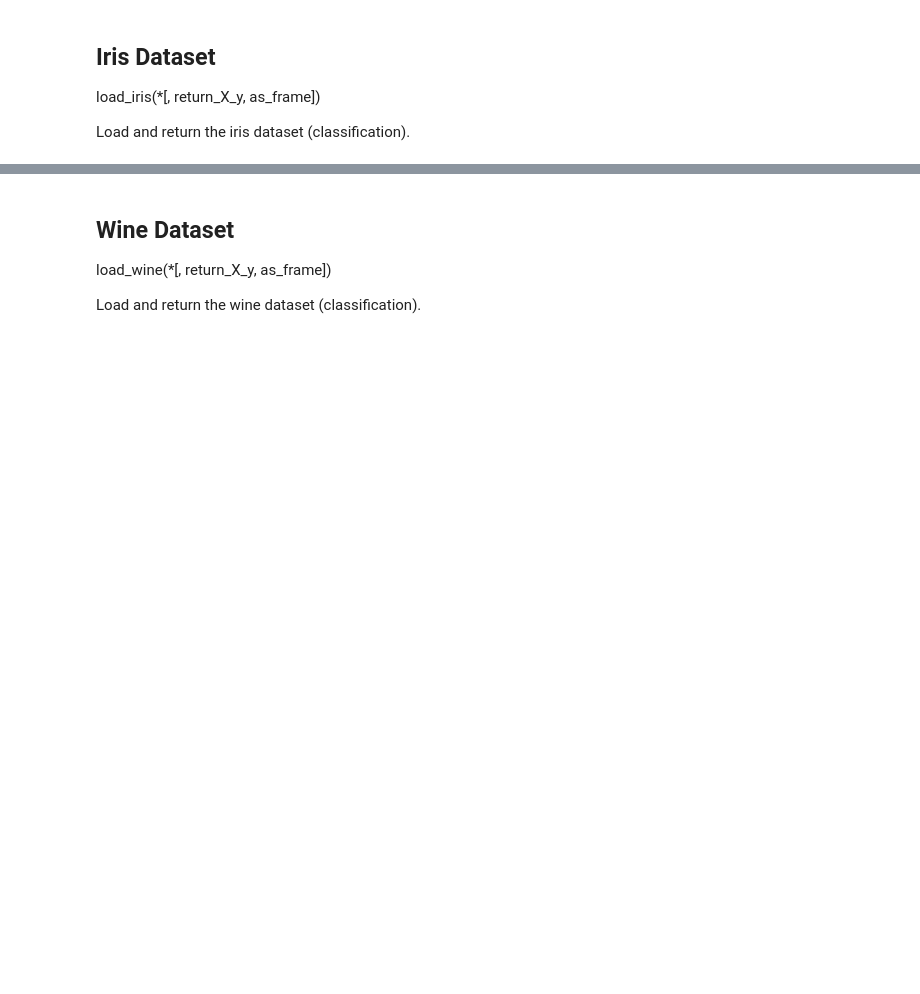
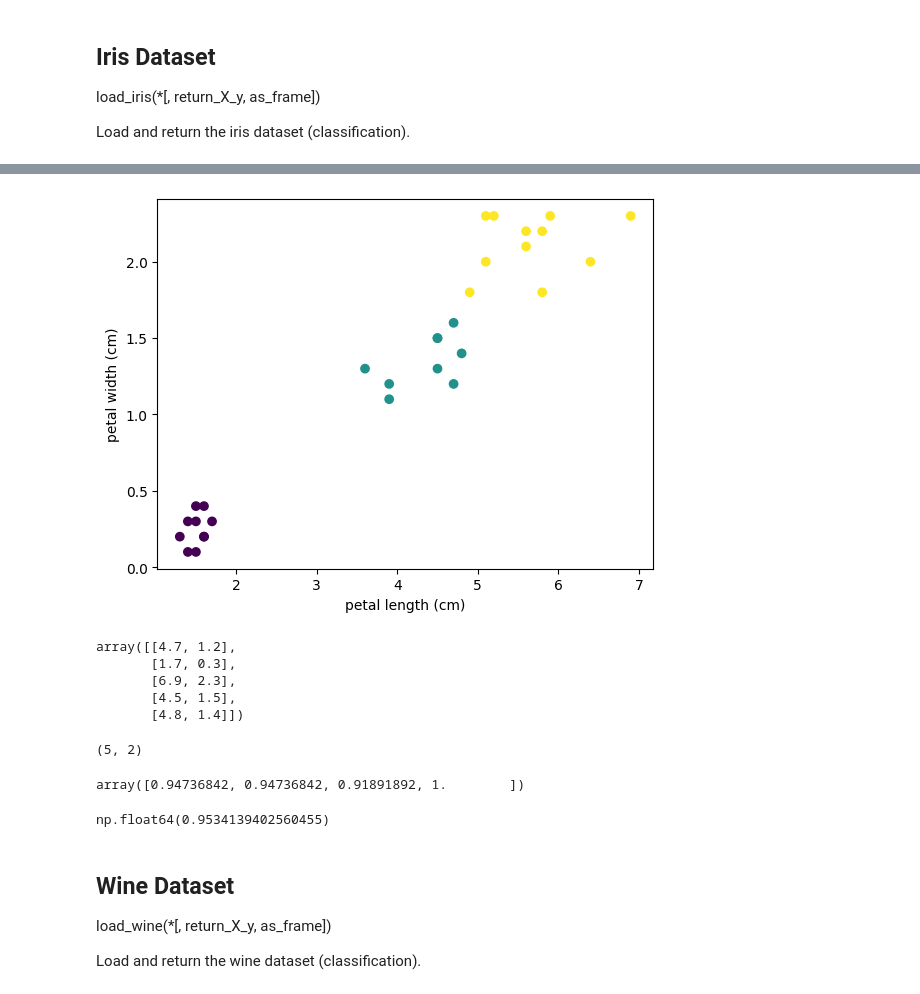
Before and after one commit to viktoruebelhart/pos_facens, a Jupyter notebook: Intro_AI_Supervisionado.ipynb, the cells around one changed output, grey strips where cells are left out. Cells and saved outputs as stored; diff of their text form; code cells hidden in the pictures; blank space fills up the shorter version.

```diff
--- a/Intro_AI_Supervisionado.ipynb
+++ b/Intro_AI_Supervisionado.ipynb
@@ -298,0 +510,7 @@ data = datasets.load_iris()
+# %%
+plt.scatter(X_test[:,2], X_test[:,3], c=y_test)
+plt.xlabel("petal length (cm)")
+plt.ylabel("petal width (cm)")
+plt.show()
+# %% [output]
+[figure, added]
@@ -298,0 +519,12 @@ data = datasets.load_iris()
+# %%
+x_novo
+# %% [output]
+array([[4.7, 1.2],
+       [1.7, 0.3],
+       [6.9, 2.3],
+       [4.5, 1.5],
+       [4.8, 1.4]])
+# %%
+x_novo.shape
+# %% [output]
+(5, 2)
@@ -299,3 +536,11 @@ data = datasets.load_iris()
+# %%
+score
+# %% [output]
+array([0.94736842, 0.94736842, 0.91891892, 1.        ])
+# %%
+score.mean()
+# %% [output]
+np.float64(0.9534139402560455)
 # %% [markdown]
 ## Wine Dataset
 
```
Also changed, not shown: parts of 45 cells of this notebook.
